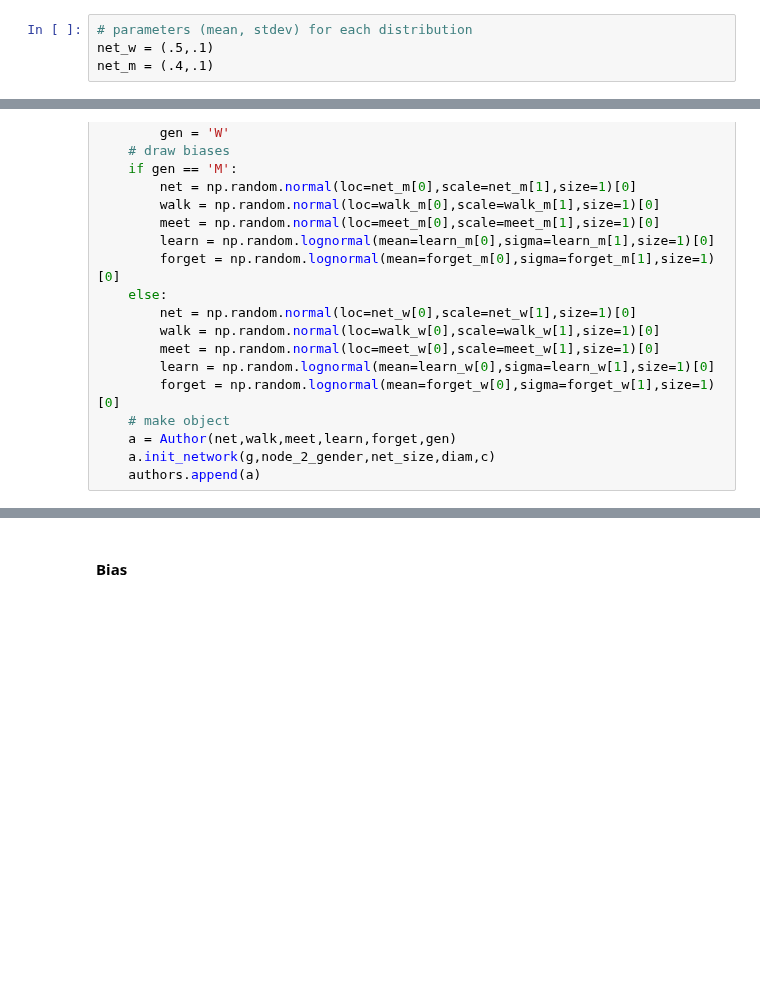
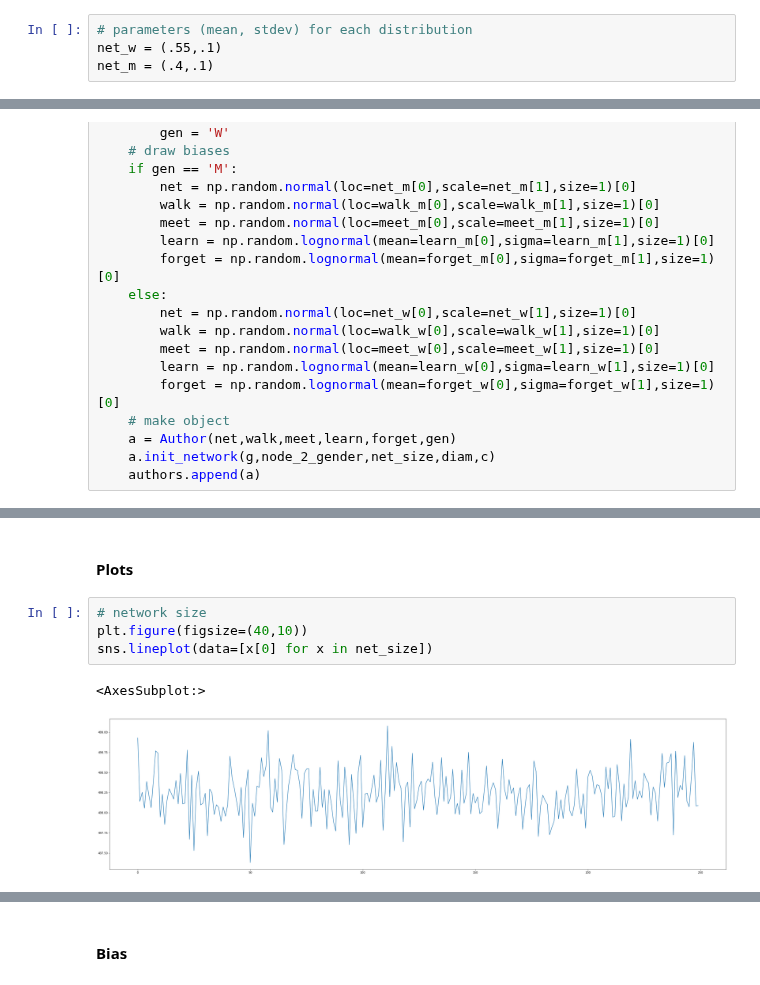
Before and after one commit to jastiso/modeling_citations, a Jupyter notebook: scripts/simulations.ipynb, the cells around one changed output, grey strips where cells are left out. Saved outputs shown, nothing was run; the diff lists cells and outputs as text; blank space fills up the shorter version.

```diff
--- a/scripts/simulations.ipynb
+++ b/scripts/simulations.ipynb
@@ -40,7 +40,7 @@ colors = ['#d97d5b', '#4a3b90', '#5295d0', '#fabc50']
 Max shows that coauthorship is a modest predictor of over/under citation. 10% overinfluence for MM,, close to even for WW
 # %%
 # parameters (mean, stdev) for each distribution
-net_w = (.5,.1)
+net_w = (.55,.1)
 net_m = (.4,.1)
 # %%
 f,ax = plt.subplots(1,1,figsize=(6,4))
@@ -219,3 +213,12 @@ for i,d in enumerate(data):
+# %% [markdown]
+#### Plots
+# %%
+# network size
+plt.figure(figsize=(40,10))
+sns.lineplot(data=[x[0] for x in net_size])
+# %% [output]
+<AxesSubplot:>
+[figure, added]
 # %%
 # number of meetings
 plt.rcParams.update({'font.size': 25})
```
Also changed, not shown: parts of 26 cells of this notebook, 1 other file.
